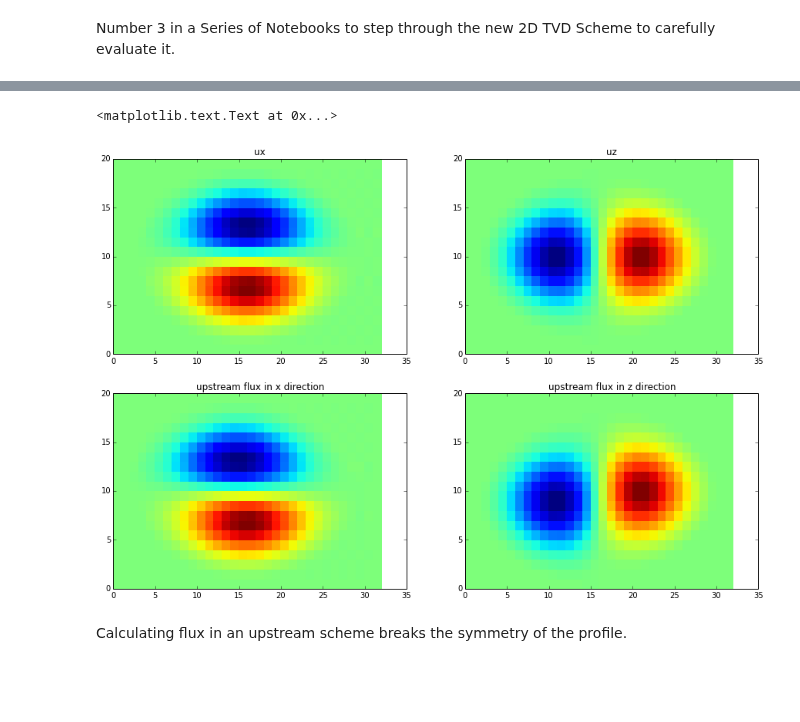
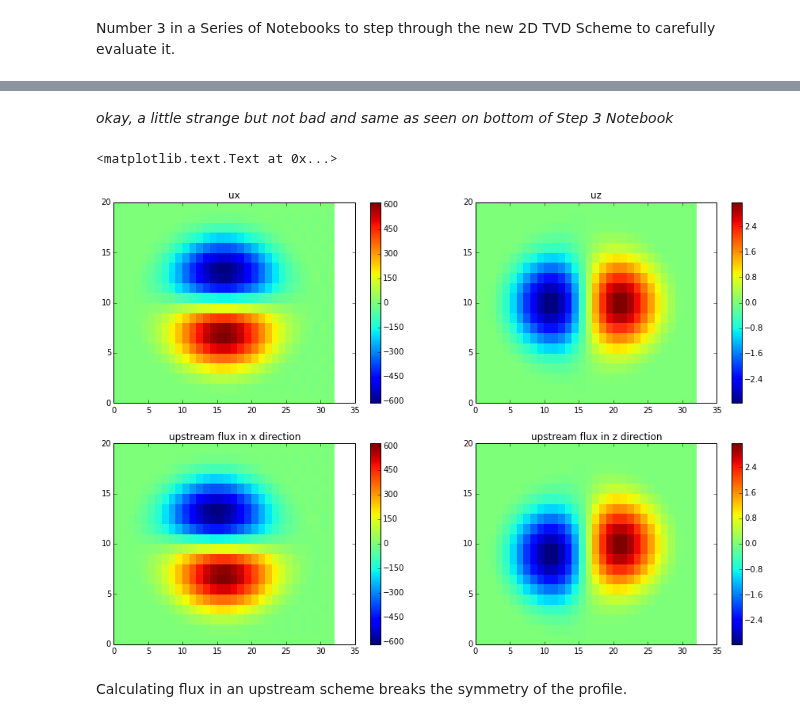
Before and after one commit to UBC-MOAD/pa-th-simple, a Jupyter notebook: prelim-model/Evaluation of 2D TVD - Step 4.ipynb, the cells around one changed output, grey strips where cells are left out. Saved outputs shown, nothing was run; the diff lists cells and outputs as text; code cells hidden in the pictures; blank space fills up the shorter version.

```diff
--- a/prelim-model/Evaluation of 2D TVD - Step 4.ipynb
+++ b/prelim-model/Evaluation of 2D TVD - Step 4.ipynb
@@ -65,36 +103,42 @@ conc = g
+# %% [markdown]
+<i> okay, a little strange but not bad and same as seen on bottom of Step 3 Notebook
 # %%
 # TVD code - check dissolved calculation
 # grid
 nz = conc.nz
 nx = conc.nx
 dt = 0.001
 # extract velocity
 uz = u[0,:,:]
 ux = u[1,:,:]
 
 # upstream flux
 fluxx_up = np.zeros((nz, nx));         fluxz_up = np.zeros((nz, nx))
 fluxx_up[:, 0:nx-1] = ux[:, 0:nx-1]*conc.a[:, 0:nx-1] * n_upx[:, 0:nx-1] + ux[:, 1:nx]*conc.a[:, 1:nx] * p_upx[:, 0:nx-1]
 fluxz_up[0:nz-1, :] = uz[0:nz-1, :]*conc.a[0:nz-1, :] * n_upz[0:nz-1, :] + uz[1:nz, :]*conc.a[1:nz, :] * p_upz[0:nz-1, :]
 
 
 # plot
 fig, axs = plt.subplots(2,2,figsize=(15,10))
 
 test = axs[1,0].pcolormesh(fluxx_up)
 axs[1,0].set_title('upstream flux in x direction')
+cbar = fig.colorbar(test, ax=axs[1,0])
 
 test = axs[1,1].pcolormesh(fluxz_up)
 axs[1,1].set_title('upstream flux in z direction')
+cbar = fig.colorbar(test, ax=axs[1,1])
 
 test = axs[0,0].pcolormesh(u[1,:,:])
+cbar = fig.colorbar(test, ax=axs[0,0])
 axs[0,0].set_title('ux')
 
 test = axs[0,1].pcolormesh(u[0,:,:])
+cbar = fig.colorbar(test, ax=axs[0,1])
 axs[0,1].set_title('uz')
 # %% [output]
 <matplotlib.text.Text at 0x...>
-[figure, old version]
+[figure, new version]
 # %% [markdown]
 Calculating flux in an upstream scheme breaks the symmetry of the profile.
 # %%
```
Also changed, not shown: parts of 6 cells of this notebook, 1 other file.
